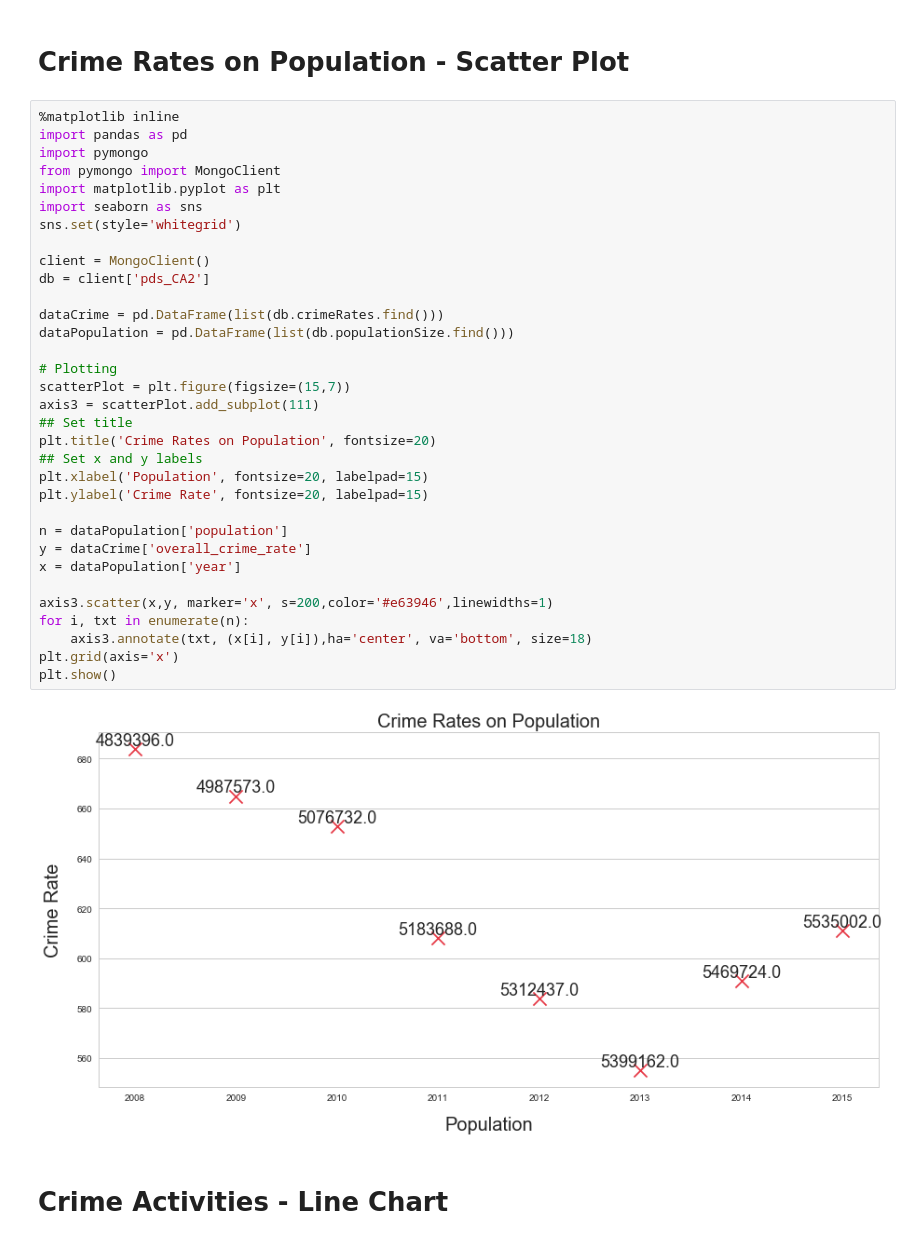
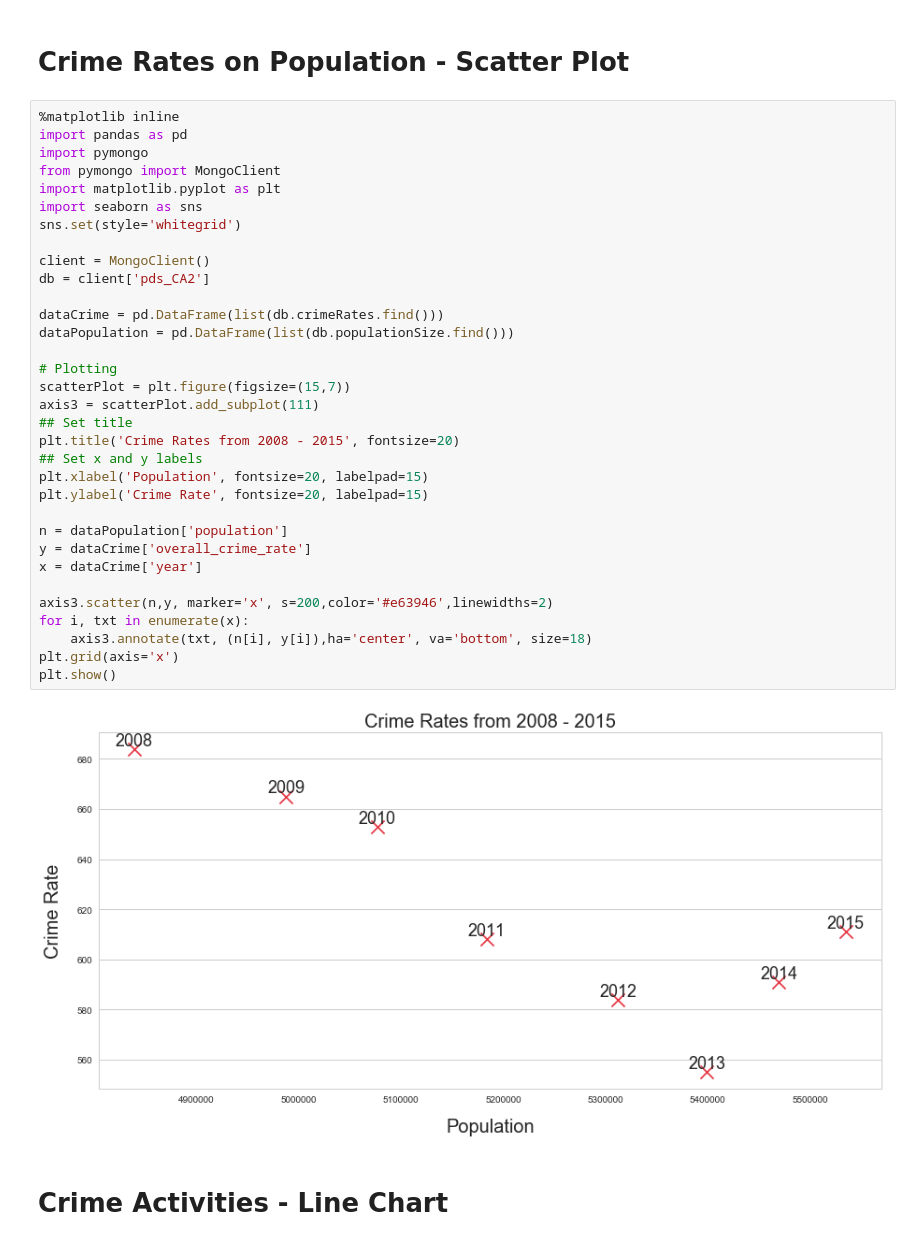
Before and after one commit to Ghos7ie/PDS_CA2, a Jupyter notebook: Graph Plotting.ipynb, the cells around one changed output. Cells and saved outputs as stored; diff of their text form.

```diff
--- a/Graph Plotting.ipynb
+++ b/Graph Plotting.ipynb
@@ -86,38 +86,38 @@ plt.show()
 # %%
 %matplotlib inline
 import pandas as pd
 import pymongo
 from pymongo import MongoClient
 import matplotlib.pyplot as plt
 import seaborn as sns
 sns.set(style='whitegrid')
 
 client = MongoClient()
 db = client['pds_CA2']
 
 dataCrime = pd.DataFrame(list(db.crimeRates.find()))
 dataPopulation = pd.DataFrame(list(db.populationSize.find()))
 
 # Plotting
 scatterPlot = plt.figure(figsize=(15,7))
 axis3 = scatterPlot.add_subplot(111)
 ## Set title
-plt.title('Crime Rates on Population', fontsize=20)
+plt.title('Crime Rates from 2008 - 2015', fontsize=20)
 ## Set x and y labels
 plt.xlabel('Population', fontsize=20, labelpad=15)
 plt.ylabel('Crime Rate', fontsize=20, labelpad=15)
 
 n = dataPopulation['population']
 y = dataCrime['overall_crime_rate']
-x = dataPopulation['year']
+x = dataCrime['year']
 
-axis3.scatter(x,y, marker='x', s=200,color='#e63946',linewidths=1)
-for i, txt in enumerate(n):
-    axis3.annotate(txt, (x[i], y[i]),ha='center', va='bottom', size=18)
+axis3.scatter(n,y, marker='x', s=200,color='#e63946',linewidths=2)
+for i, txt in enumerate(x):
+    axis3.annotate(txt, (n[i], y[i]),ha='center', va='bottom', size=18)
 plt.grid(axis='x')
 plt.show()
 # %% [output]
-[figure, old version]
+[figure, new version]
 # %% [markdown]
 # Crime Activities - Line Chart
 # %%
```
Also changed, not shown: parts of 3 cells of this notebook, 3 other files.
